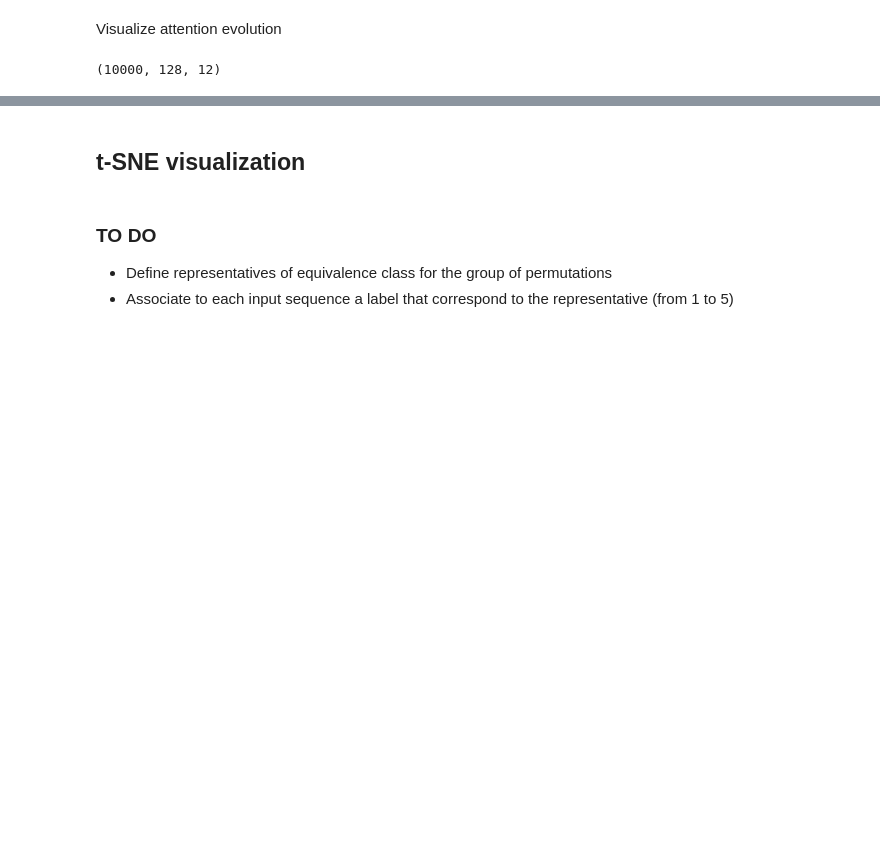
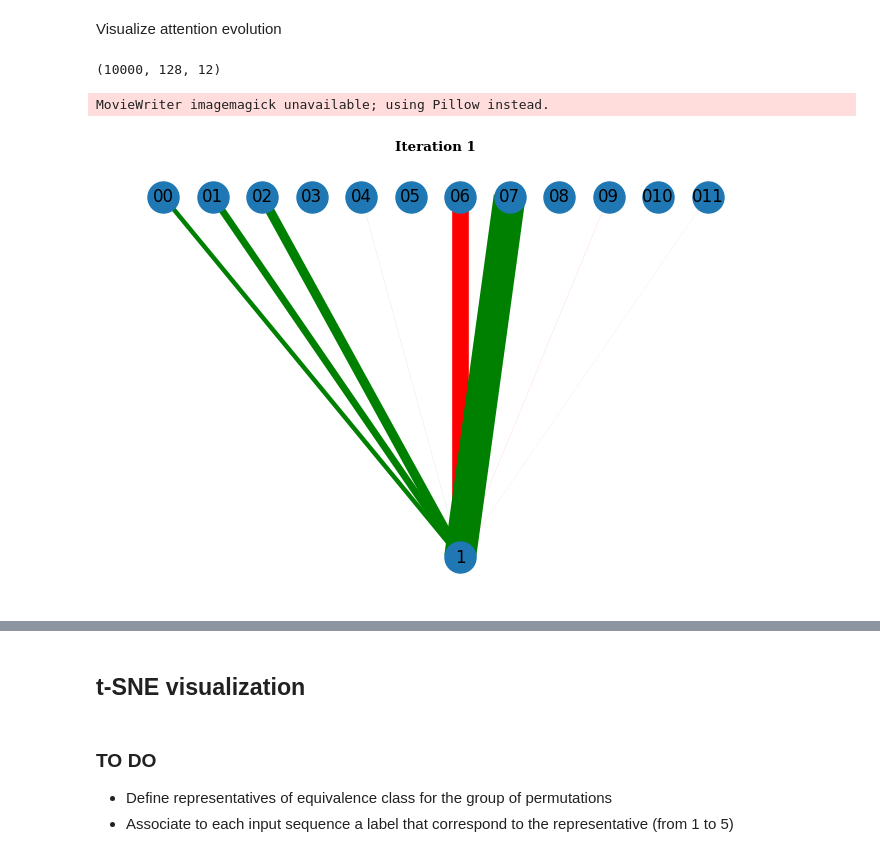
Before and after one commit to facebookresearch/pal, a Jupyter notebook: pruning/factorization.ipynb, the cells around one changed output, grey strips where cells are left out. Drawn from its saved outputs; the diff is of its cells as text; code cells hidden in the pictures; blank space fills up the shorter version.

```diff
--- a/pruning/factorization.ipynb
+++ b/pruning/factorization.ipynb
@@ -250,4 +242,63 @@ attns = np.load(save_dir / "attns.npy", allow_pickle=True)
-# %%
-attns.shape
-# %% [output]
-(10000, 128, 12)
+# %%
+attns = np.load(save_dir / "attns.npy", allow_pickle=True)
+attns.shape
+# %% [output]
+(10000, 128, 12)
+# %%
+plt.rc("font", family="serif", size=8)
+
+WIDTH = 8.5  # inches (from ICML style file)
+HEIGHT = 8.5 / 1.5  # golden ratio
+sample = 1
+
+rc("font", family="serif", size=8)
+usetex = not subprocess.run(["which", "pdflatex"]).returncode
+usetex = False
+rc("text", usetex=usetex)
+if usetex:
+    rc("text.latex", preamble=r"\usepackage{times}")
+
+N = 12
+
+fig, ax = plt.subplots(figsize=(WIDTH, HEIGHT))
+G, pos = build_1L_graph(N)
+magnifier = 50
+weights = 0
+
+
+def update(frame):
+    global weights
+
+    # update variables
+    ax.clear()
+    old_weights = weights
+    # weights = attns[10 * frame].mean(axis=0)
+    weights = attns[10 * frame, sample]
+    T = 0.01
+    weights = np.exp(weights / T)
+    weights /= np.sum(weights)
+
+    # color edges according to updates
+    diff = weights - old_weights
+    colors = ["green" if d > 0 else "red" for d in diff]
+
+    # draw the updated graph
+    nx.draw(
+        G,
+        pos,
+        width=magnifier * weights,
+        with_labels=True,
+        edge_color=colors,
+        node_size=500,
+        ax=ax,
+    )
+    ax.set_title(f"Iteration {frame+1}", fontweight="bold")
+
+
+ani_length = 1_000
+ani = animation.FuncAnimation(fig, update, frames=ani_length, repeat=False)
+ani.save(save_dir / "test.gif", writer="imagemagick", fps=5)
+#ani.save(f"test_{sample}.mp4", writer="ffmpeg", fps=10)
+# %% [output]
+MovieWriter imagemagick unavailable; using Pillow instead.
+[figure, added]
```
Also changed, not shown: parts of 45 cells of this notebook.
